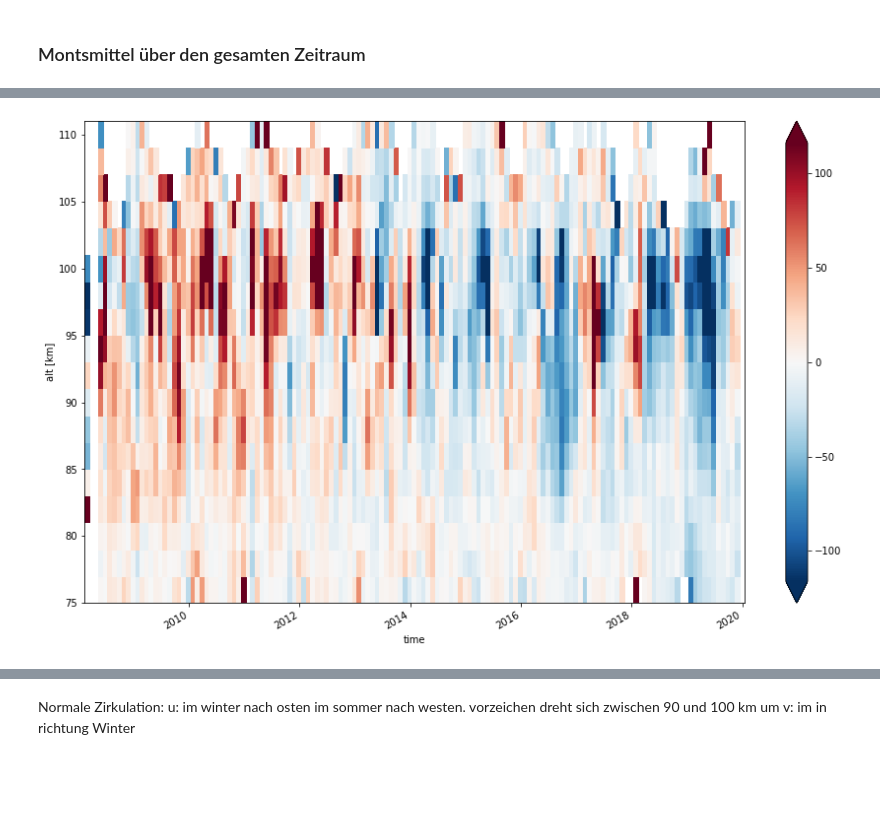
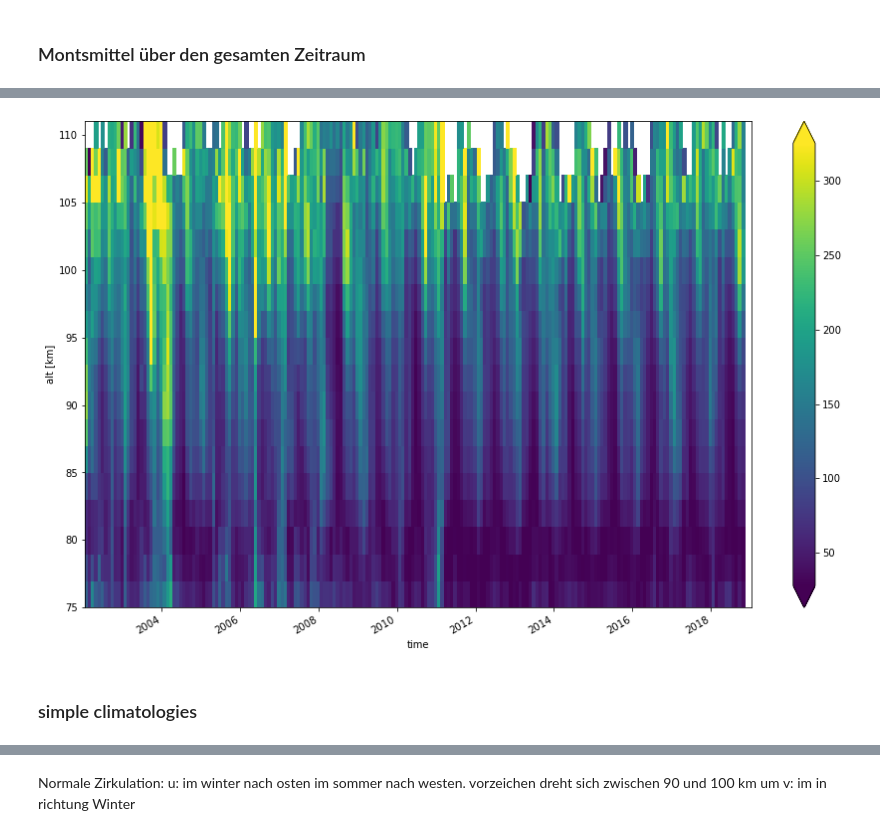
Before and after one commit to VACILT/trends_project, a Jupyter notebook: data_introduction_jason.ipynb, the cells around one changed output, grey strips where cells are left out. Drawn from its saved outputs; the diff is of its cells as text; code cells hidden in the pictures; blank space fills up the shorter version.

Commit message:
added simple climatologies

```diff
--- a/data_introduction_jason.ipynb
+++ b/data_introduction_jason.ipynb
@@ -8,10 +8,8 @@ import glob
 from matplotlib.legend_handler import HandlerLineCollection, HandlerTuple
 from scipy import stats
 # %%
+#SET STATION HERE
+station = 'CMA'
+root_path = '/home/gemeinsam_tmp/UA_students/data/'
 alt = [70, 72, 74, 76, 78, 80, 82, 84, 86, 88, 90, 92, 94, 96, 98, 100, 102, 104, \
        106, 108, 110, 112, 114, 116, 118, 120]
-root_path = '/home/gemeinsam_tmp/UA_students/data/'
-station = 'Dav'
-file = 'Meteor_radar_Dav_GW_201912.h5'
-xr.open_dataset( f'{root_path}{station}/{file}', group='info')#['day']
-#xr.open_dataset( '/home/gemeinsam_tmp/UA_students/data/Col/Meteor_radar_Col_GW_201903.h5', group='info')['day']
@@ -186,7 +178,6 @@ def anomalie(step,var):
 # %% [markdown]
 ## Radar Measurements
 # %%
-station = 'Rio'
 ds_radar= read_group('wind',station)
 u_radar = read_var(ds_radar,'u')
 v_radar = read_var(ds_radar,'v')
@@ -248,6 +239,8 @@ ax2 = v_gw_radar_monthly_slice.plot(x='time',robust=True,figsize = [15,9])
 # %%
 ## GRAVITY WAVE KINETIC ENERGY
-ekin_monthly_slice=ekin_radar_monthly_ano.sel(alt = slice(75,110))
+ekin_monthly_slice=ekin_radar_monthly.sel(alt = slice(75,110))
 ax1 = ekin_monthly_slice.plot(x='time',robust=True,figsize = [15,9])
 # %% [output]
-[figure, old version]
+[figure, new version]
+# %% [markdown]
+### simple climatologies
```
Also changed, not shown: parts of 28 cells of this notebook.
